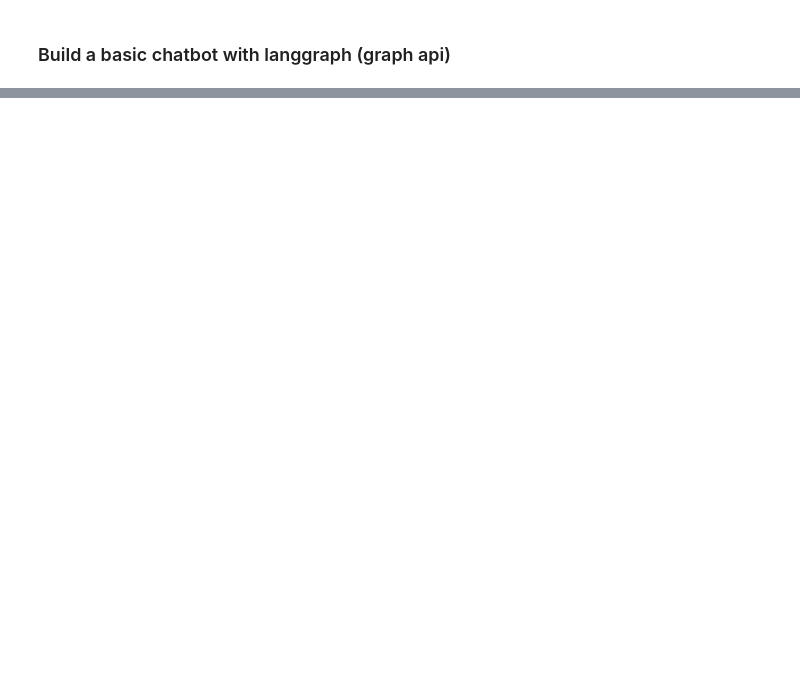
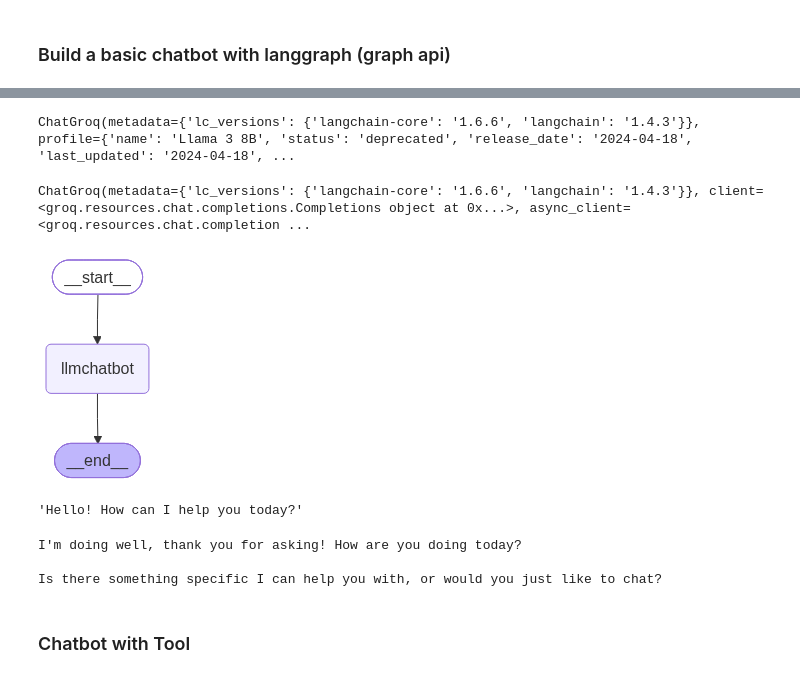
Before and after one commit to heycharm/langchain_practice_project, a Jupyter notebook: agentic_langgraph/1-BasicChatbot/1-basicchatbot.ipynb, the cells around one changed output, grey strips where cells are left out. Saved outputs shown, nothing was run; the diff lists cells and outputs as text; code cells hidden in the pictures; blank space fills up the shorter version.

```diff
--- a/agentic_langgraph/1-BasicChatbot/1-basicchatbot.ipynb
+++ b/agentic_langgraph/1-BasicChatbot/1-basicchatbot.ipynb
@@ -22,0 +32,36 @@ NameError: name 'State' is not defined
+# %%
+llm
+# %% [output]
+ChatGroq(metadata={'lc_versions': {'langchain-core': '1.6.6', 'langchain': '1.4.3'}}, profile={'name': 'Llama 3 8B', 'status': 'deprecated', 'release_date': '2024-04-18', 'last_updated': '2024-04-18', ...
+# %%
+llm=init_chat_model("groq:qwen/qwen3.8-27b")
+llm
+# %% [output]
+ChatGroq(metadata={'lc_versions': {'langchain-core': '1.6.6', 'langchain': '1.4.3'}}, client=<groq.resources.chat.completions.Completions object at 0x...>, async_client=<groq.resources.chat.completion ...
+# %%
+# NodeFunctionality
+
+def chatbot(state:State):
+    return{"messages": [llm.invoke(state["messages"])]}
+# %%
+graph_builder=StateGraph(State)
+
+# adding node
+graph_builder.add_node("llmchatbot",chatbot)
+
+# adding edges
+graph_builder.add_edge(START, "llmchatbot")
+graph_builder.add_edge("llmchatbot", END)
+
+##compile the graph
+graph=graph_builder.compile()
+# %%
+## Visualize the graph
+from IPython.display import Image,display
+
+try:
+    display(Image(graph.get_graph().draw_mermaid_png()))
+except Exception:
+    pass
+# %% [output]
+[figure, added]
@@ -22,0 +70,14 @@ NameError: name 'State' is not defined
+# %%
+response["messages"] [-1].content
+# %% [output]
+'Hello! How can I help you today?'
+# %%
+for event in graph.stream({"messages":"Hi, How are you?"}):
+    for value in event.values():
+        print(value["messages"][-1].content)
+# %% [output]
+I'm doing well, thank you for asking! How are you doing today?
+
+Is there something specific I can help you with, or would you just like to chat?
+# %% [markdown]
+### Chatbot with Tool
```
Also changed, not shown: parts of 37 cells of this notebook, 5 other files.
